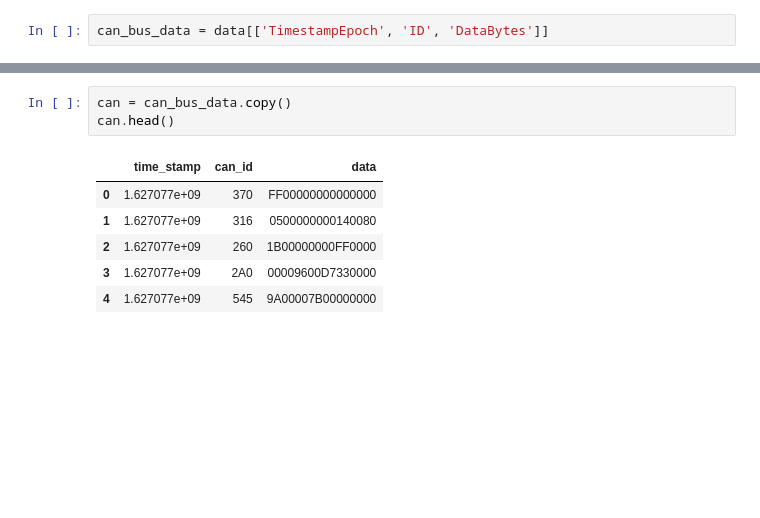
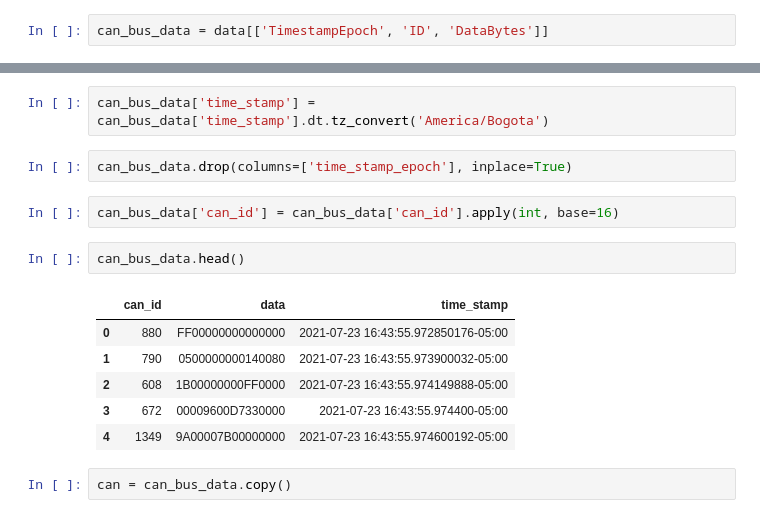
Before and after one commit to PabloT30/vehicle-testing, a Jupyter notebook: CAN_Analysis_KIA_Sportage_2015.ipynb, the cells around one changed output, grey strips where cells are left out. Cells and saved outputs as stored; diff of their text form; blank space fills up the shorter version.

```diff
--- a/CAN_Analysis_KIA_Sportage_2015.ipynb
+++ b/CAN_Analysis_KIA_Sportage_2015.ipynb
@@ -238,10 +245,17 @@ can_bus_data.head(5)
+# %%
+can_bus_data['time_stamp'] = can_bus_data['time_stamp'].dt.tz_convert('America/Bogota')
+# %%
+can_bus_data.drop(columns=['time_stamp_epoch'], inplace=True)
+# %%
+can_bus_data['can_id'] = can_bus_data['can_id'].apply(int, base=16)
+# %%
+can_bus_data.head()
+# %% [output]
+|  | can_id | data | time_stamp |
+| 0 | 880 | FF00000000000000 | 2021-07-23 16:43:55.972850176-05:00 |
+| 1 | 790 | 0500000000140080 | 2021-07-23 16:43:55.973900032-05:00 |
+| 2 | 608 | 1B00000000FF0000 | 2021-07-23 16:43:55.974149888-05:00 |
+| 3 | 672 | 00009600D7330000 | 2021-07-23 16:43:55.974400-05:00 |
+| 4 | 1349 | 9A00007B00000000 | 2021-07-23 16:43:55.974600192-05:00 |
 # %%
 can = can_bus_data.copy()
-can.head()
-# %% [output]
-|  | time_stamp | can_id | data |
-| 0 | 1.627077e+09 | 370 | FF00000000000000 |
-| 1 | 1.627077e+09 | 316 | 0500000000140080 |
-| 2 | 1.627077e+09 | 260 | 1B00000000FF0000 |
-| 3 | 1.627077e+09 | 2A0 | 00009600D7330000 |
-| 4 | 1.627077e+09 | 545 | 9A00007B00000000 |
```
Also changed, not shown: parts of 11 cells of this notebook.
